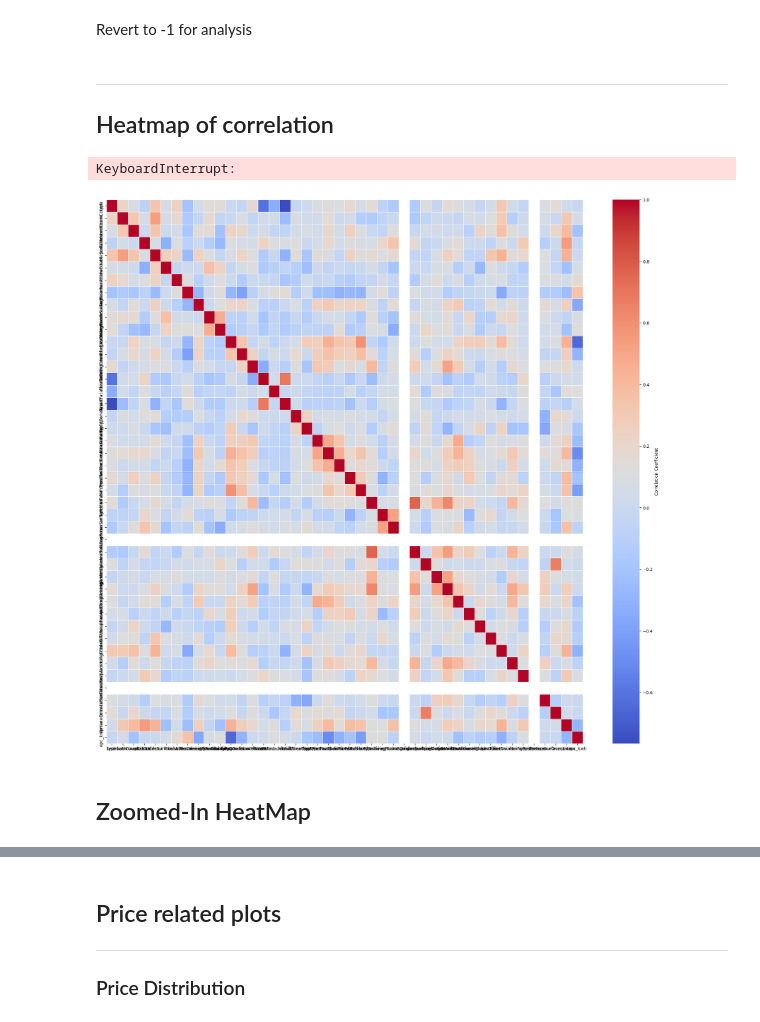
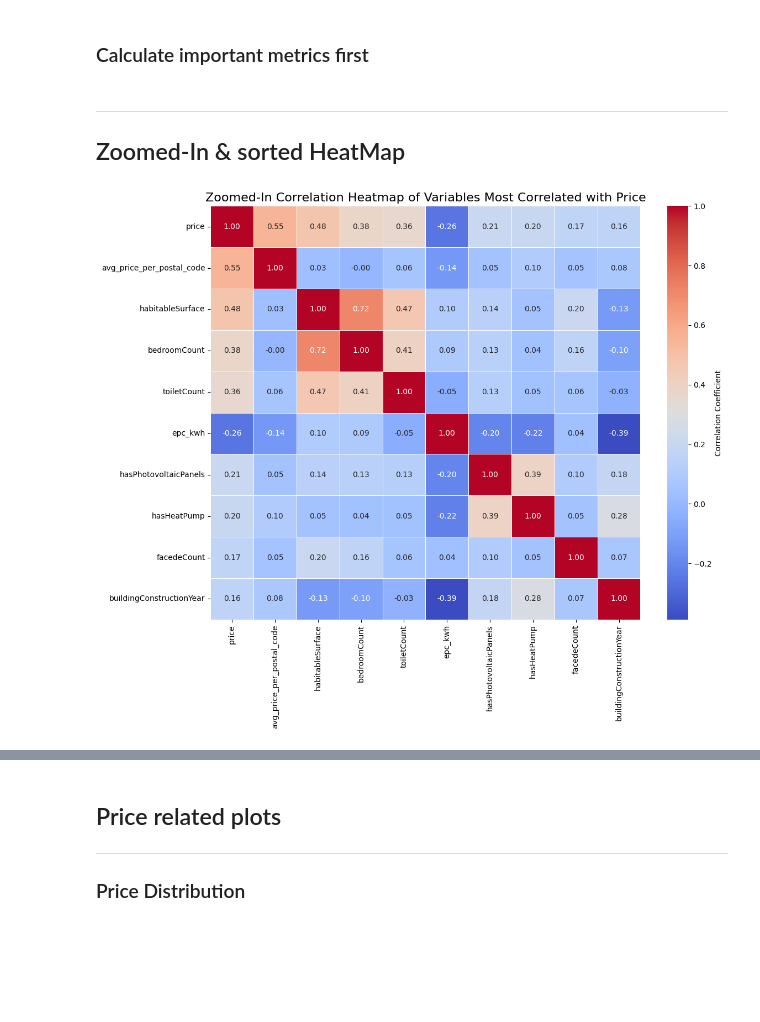
Before and after one commit to becodeorg/immo-eliza-data-exploration-milan, a Jupyter notebook: exprimental/analysis.ipynb, the cells around one changed output, grey strips where cells are left out. Cells and saved outputs as stored; diff of their text form; code cells hidden in the pictures; blank space fills up the shorter version.

```diff
--- a/exprimental/analysis.ipynb
+++ b/exprimental/analysis.ipynb
@@ -33,2 +22,0 @@ msno.bar(df, color="steelblue", figsize=(12, 6), fontsize=12, sort="descending")
-# %% [markdown]
-Revert to -1 for analysis
@@ -37,4 +23,2 @@ df.replace(pd.NA, -1, inplace=True)
-# %% [markdown]
----
-
-## Heatmap of correlation
+# %% [markdown]
+### Calculate important metrics first
@@ -41,30 +31,39 @@ df.replace(pd.NA, -1, inplace=True)
+# %% [markdown]
+---
+
+## Zoomed-In & sorted HeatMap
 # %%
-# Calculate the correlation matrix, excluding propertyId
-correlation_matrix = df.drop(columns=['subtype']).corr()
+# Select features with strongest correlation to price (absolute value > 0.15)
+price_correlations = correlation_matrix['price'].abs().sort_values(ascending=False)
+top_correlated = price_correlations[price_correlations > 0.15].index.tolist()
+
+# Always include price in the visualization
+if 'price' not in top_correlated:
+    top_correlated.append('price')
+
+# Create a smaller correlation matrix with just these features
+zoomed_correlation = correlation_matrix.loc[top_correlated, top_correlated]
 
 # Create a figure with appropriate size
-plt.figure(figsize=(25, 23))
+plt.figure(figsize=(12, 10))
 
 # Create a heatmap with value labels
 heatmap = sns.heatmap(
-    correlation_matrix,
+    zoomed_correlation,
     annot=True,  # Show values on the heatmap
     cmap='coolwarm',  # Color map
     fmt='.2f',  # Format for the annotations (2 decimal places)
     linewidths=0.5,  # Width of the lines that divide each cell
     cbar_kws={'label': 'Correlation Coefficient'}  # Colorbar label
 )
 
 # Set title
-plt.title('Correlation Heatmap of Numeric Variables in Property Data', fontsize=16)
+plt.title('Zoomed-In Correlation Heatmap of Variables Most Correlated with Price', fontsize=16)
 
 # Adjust layout
 plt.tight_layout()
 
 # Display the heatmap
 plt.show()
 # %% [output]
-KeyboardInterrupt:
-[figure, old version]
+[figure, new version]
-# %% [markdown]
-## Zoomed-In HeatMap
```
Also changed, not shown: parts of 25 cells of this notebook, 9 other files.
